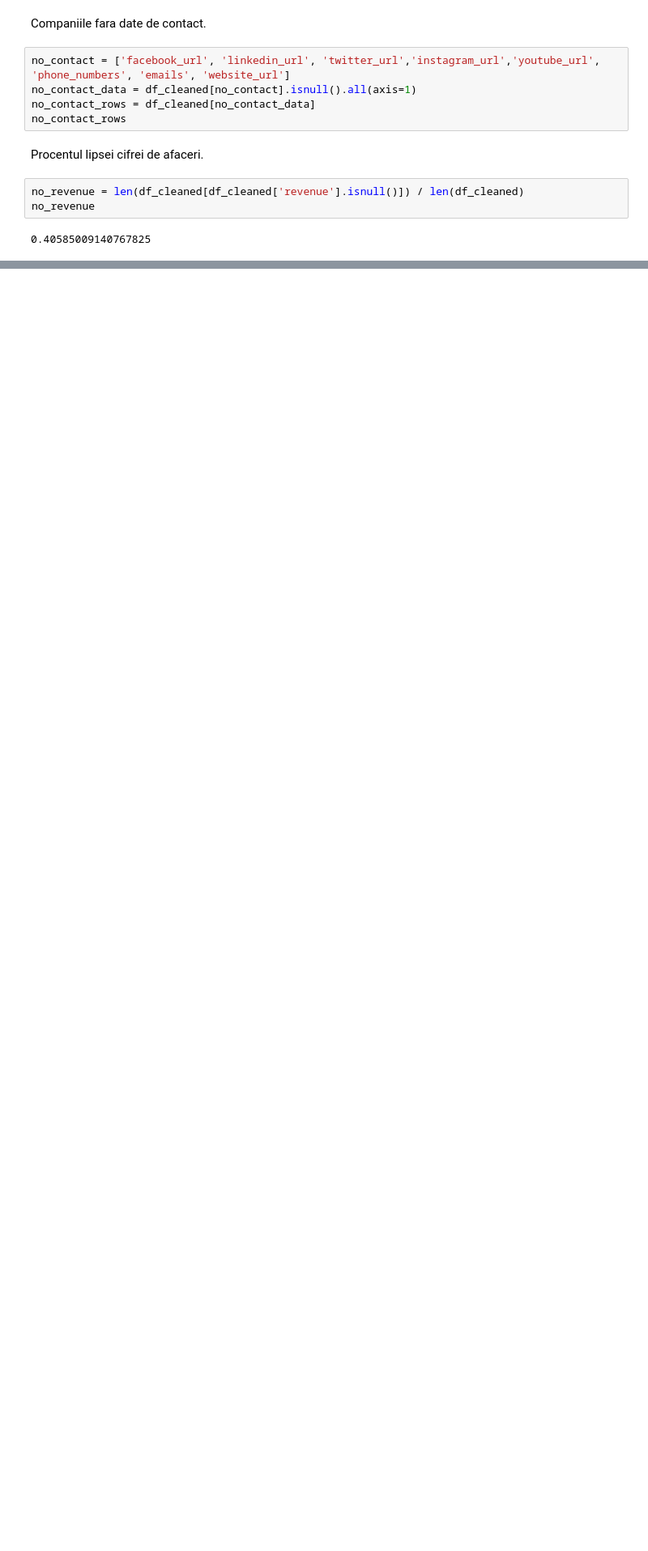
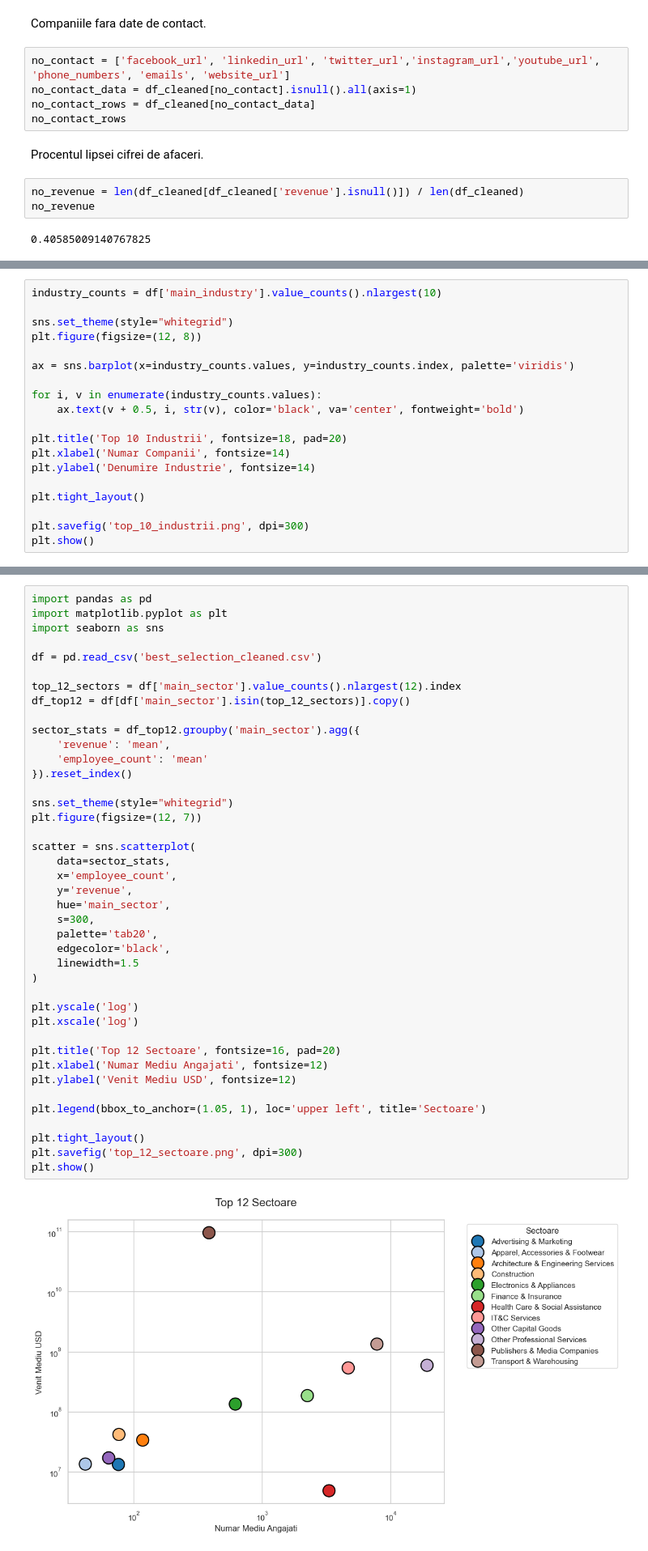
Before and after one commit to cristi2-5/Veridion_PoC_Analysis, a Jupyter notebook: Veridion_PoC_Analysis.ipynb, the cells around one changed output, grey strips where cells are left out. Shown at 81% size. Cells and saved outputs as stored; diff of their text form; blank space fills up the shorter version.

```diff
--- a/Veridion_PoC_Analysis.ipynb
+++ b/Veridion_PoC_Analysis.ipynb
@@ -137,0 +164,19 @@ len(salary[salary < 8000])
+# %%
+industry_counts = df['main_industry'].value_counts().nlargest(10)
+
+sns.set_theme(style="whitegrid")
+plt.figure(figsize=(12, 8))
+
+ax = sns.barplot(x=industry_counts.values, y=industry_counts.index, palette='viridis')
+
+for i, v in enumerate(industry_counts.values):
+    ax.text(v + 0.5, i, str(v), color='black', va='center', fontweight='bold')
+
+plt.title('Top 10 Industrii', fontsize=18, pad=20)
+plt.xlabel('Numar Companii', fontsize=14)
+plt.ylabel('Denumire Industrie', fontsize=14)
+
+plt.tight_layout()
+
+plt.savefig('top_10_industrii.png', dpi=300)
+plt.show()
@@ -137,0 +207,43 @@ len(salary[salary < 8000])
+# %%
+import pandas as pd
+import matplotlib.pyplot as plt
+import seaborn as sns
+
+df = pd.read_csv('best_selection_cleaned.csv')
+
+top_12_sectors = df['main_sector'].value_counts().nlargest(12).index
+df_top12 = df[df['main_sector'].isin(top_12_sectors)].copy()
+
+sector_stats = df_top12.groupby('main_sector').agg({
+    'revenue': 'mean',
+    'employee_count': 'mean'
+}).reset_index()
+
+sns.set_theme(style="whitegrid")
+plt.figure(figsize=(12, 7))
+
+scatter = sns.scatterplot(
+    data=sector_stats,
+    x='employee_count',
+    y='revenue',
+    hue='main_sector',
+    s=300,
+    palette='tab20',
+    edgecolor='black',
+    linewidth=1.5
+)
+
+plt.yscale('log')
+plt.xscale('log')
+
+plt.title('Top 12 Sectoare', fontsize=16, pad=20)
+plt.xlabel('Numar Mediu Angajati', fontsize=12)
+plt.ylabel('Venit Mediu USD', fontsize=12)
+
+plt.legend(bbox_to_anchor=(1.05, 1), loc='upper left', title='Sectoare')
+
+plt.tight_layout()
+plt.savefig('top_12_sectoare.png', dpi=300)
+plt.show()
+# %% [output]
+[figure, added]
```
Also changed, not shown: parts of 5 cells of this notebook, 5 other files.
